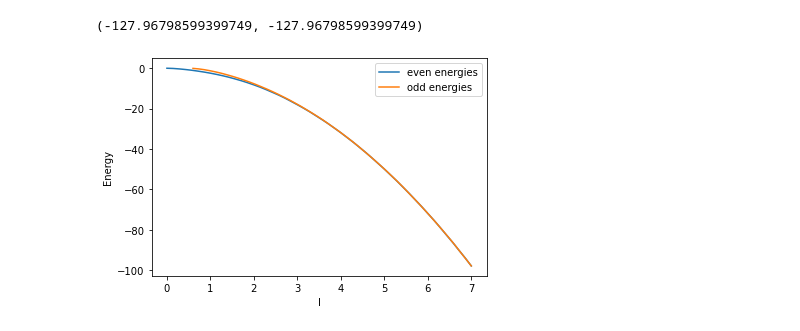
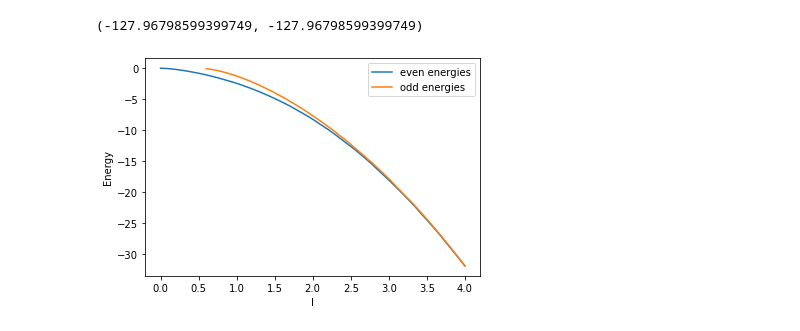
Before and after one commit to SNIPRS/dedalus_fluidstuff, a Jupyter notebook: runs/Untitled.ipynb, the cells around one changed output. Cells and saved outputs as stored; diff of their text form; code cells hidden in the pictures.

```diff
--- a/runs/Untitled.ipynb
+++ b/runs/Untitled.ipynb
@@ -107,24 +107,24 @@ print(E(8))
 # %% [output]
 (-127.96798599399749, -127.96798599399749)
 # %%
-l = np.linspace(0.6,7,50)
-el = np.linspace(0.0002,7,50)
+l = np.linspace(0.6,4,50)
+el = np.linspace(0.0002,4,50)
 eE = []
 oE = []
 for x in l:
     e, o = E(x)
     # eE.append(e)
     oE.append(o)
 
 for x in el:
     e = Ee(x)
     eE.append(e)
 
 plt.plot(el, eE, label='even energies')
 plt.plot(l, oE, label='odd energies')
 plt.legend()
 plt.ylabel('Energy')
 plt.xlabel('l')
 plt.show()
 # %% [output]
-[figure, old version]
+[figure, new version]
```
Also changed, not shown: parts of 2 cells of this notebook, 34 other files.
